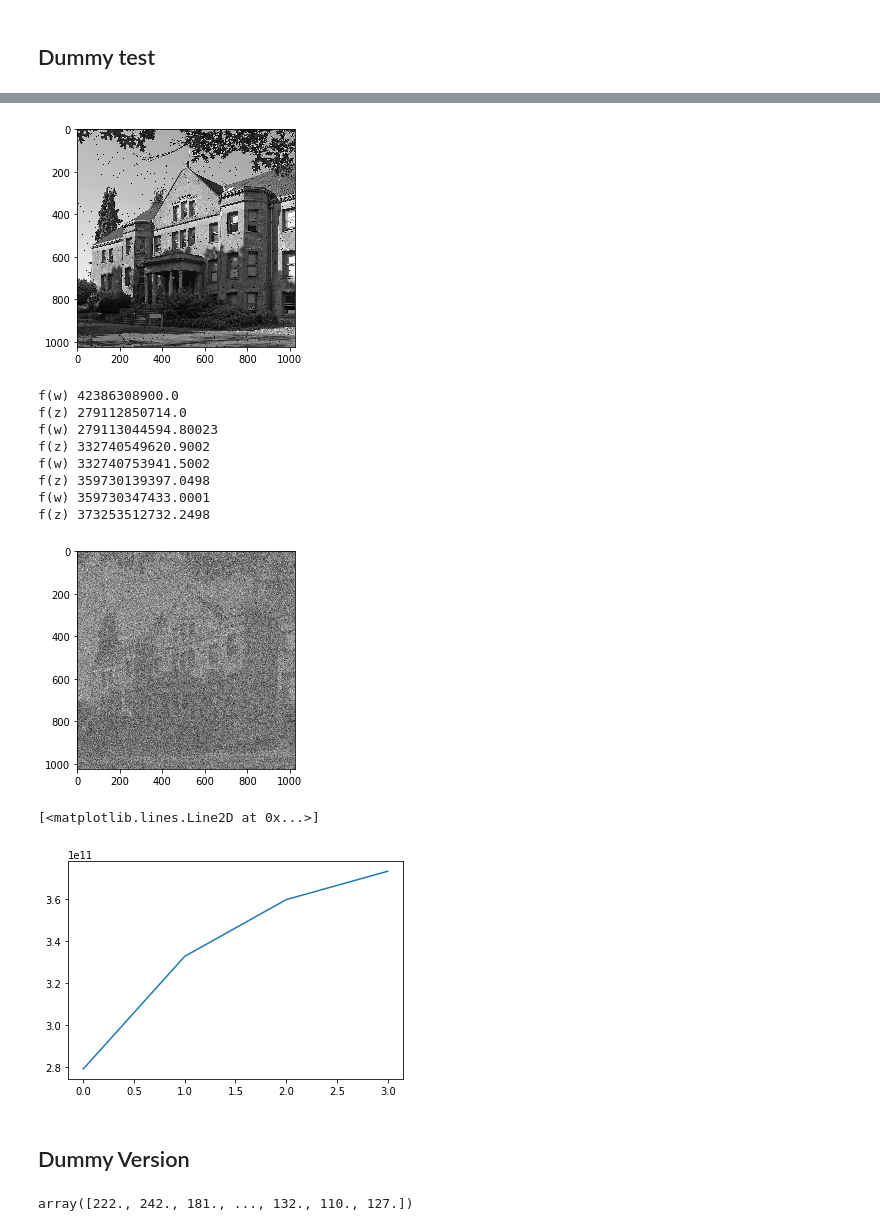
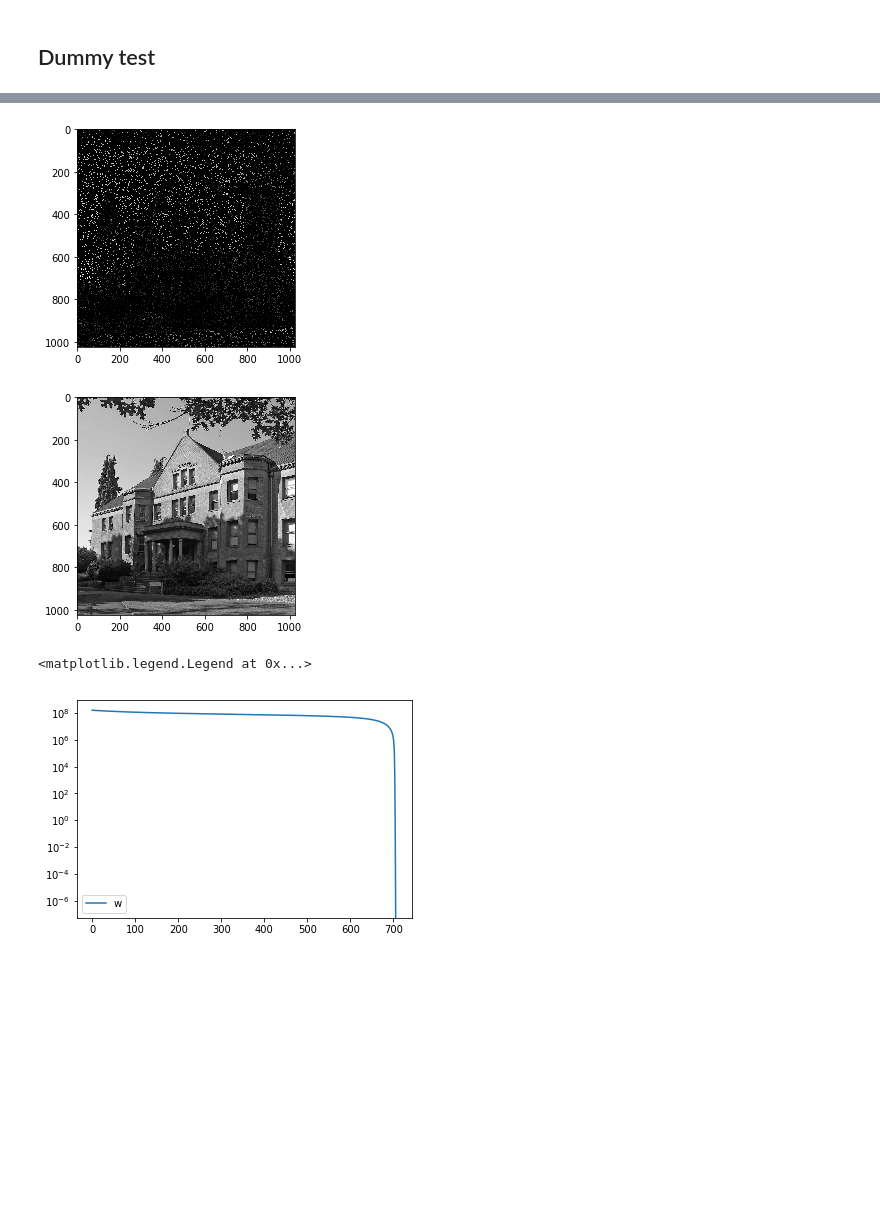
Before and after one commit to aksholokhov/uw-amath563-sp19, a Jupyter notebook: final/amath563_phase_retrival.ipynb, the cells around one changed output, grey strips where cells are left out. Saved outputs shown, nothing was run; the diff lists cells and outputs as text; code cells hidden in the pictures; blank space fills up the shorter version.

Commit message:
Make the algorithm to work with a real grayscale picture (Lewis)

```diff
--- a/final/amath563_phase_retrival.ipynb
+++ b/final/amath563_phase_retrival.ipynb
@@ -13,28 +13,31 @@ x = rand(d)
 A = rand(n, d)
 b = np.abs(A.dot(x))
 # %%
-def f(w):
-    x = lstsq(A, w, rcond=None)[0]
-    return np.abs((np.abs(A.dot(x)) - b)).sum()
+def f(w, x, nu):
+    return np.abs(w - b).sum() + 1/(2*nu)*norm(A.dot(x) - w)**2
 
 def grad_g(w, nu):
     x_star = lstsq(A, w, rcond=None)[0]
     return 1/nu*(w - A.dot(x_star))
 
 def prox_h(z, nu):
-    y = ((abs(z) + b - nu).clip(0, None) - (-abs(z) - b - nu).clip(0, None) - b).clip(0, None)
+    y = ((abs(z) - b - nu).clip(0, None) - (-abs(z) + b - nu).clip(0, None) + b)
     return y*sign(z)
 
 def pgd(f, grad, prox, w0, nu = 1, maxIter=1000, tol=1e-3):
-    log = {"func_val" : []}
+    log = {"func_val_x" : [], "func_val_w" : []}
     w = w0
-    for i in range(1, maxIter+1):
-        #nu = 1/sqrt(i)
-        w = prox(w - nu*grad(w, nu), nu)
-        log["func_val"].append(f(w))
+    w_prev = inf
+    k = 0
+    while (norm(w_prev-w) > tol) and k < maxIter:
+        x = lstsq(A, w, rcond=None)[0]
+        log["func_val_x"].append(f(w, x, nu))
+        w_prev = w
+        w = prox(A.dot(x), nu)
+        log["func_val_w"].append(f(w, x, nu))
+        k += 1
     return w, log
 # %% [markdown]
 ## Dummy test
 # %%
-w_star, log = pgd(f, grad_g, prox_h, A.dot(x + 0.1*rand(d)), nu=0.1, maxIter=30)
-plot(log["func_val"])
+w_star, log = pgd(f, grad_g, prox_h, A.dot(x + 0.1*rand(d)), nu=0.5, maxIter=40)
@@ -60,12 +63,12 @@ def corrupt(data, p=0.1):
     noise = rand(len(data)) > p
     return data * noise
 # %%
-corrupted_lewis = corrupt(lewis, p=0.01)
+corrupted_lewis = corrupt(lewis, p=0.9)
 # %%
 imshow(corrupted_lewis.reshape((m, n)))
 gray()
 # %% [output]
-[figure, old version]
+[figure, new version]
 # %%
 def pad_to_power_of_two(arr, const=0):
     nextPower = np.ceil(np.log2((len(arr))))
@@ -126,23 +137,16 @@ def pgd(f, grad, prox, w0, nu = 1, maxIter=1000, tol=1e-3):
     return w, log
 # %%
 x0 = corrupted_lewis
-w0 = Adot(x0, S = S)
-w_trans, log = pgd(f, grad_g, prox_h, w0 = w0, nu = 0.1, maxIter=4, tol=1e-3)
-x_trans = Ainvdot(w_trans).reshape((m, n))
-imshow(x_trans)
+w0 = Adot(x0)
+nu = 0.5
+f_min = f(w_star, lewis, nu)
+w_pred, log = pgd(f, grad_g, prox_h, w0 = w0, nu = nu, tol=1e-3)
+x_pred = ATdot(w_pred).reshape((m, n))
+imshow(x_pred)
 show()
-plot(log["func_val"])
+semilogy(array(log["func_val"]), label="w")
+legend()
 # %% [output]
+[figure, new version]
-f(w) 42386308900.0
-f(z) 279112850714.0
-f(w) 279113044594.80023
-f(z) 332740549620.9002
-f(w) 332740753941.5002
-f(z) 359730139397.0498
-f(w) 359730347433.0001
-f(z) 373253512732.2498
+<matplotlib.legend.Legend at 0x...>
-[figure, old version]
-[<matplotlib.lines.Line2D at 0x...>]
-[figure, old version]
+[figure, new version]
-# %% [markdown]
-## Dummy Version
@@ -158,4 +152,0 @@ def fht_vec(x, k = 1):
-# %%
-fht_vec(fht_vec(lewis))
-# %% [output]
-array([222., 242., 181., ..., 132., 110., 127.])
```
Also changed, not shown: parts of 11 cells of this notebook, 6 other files.
